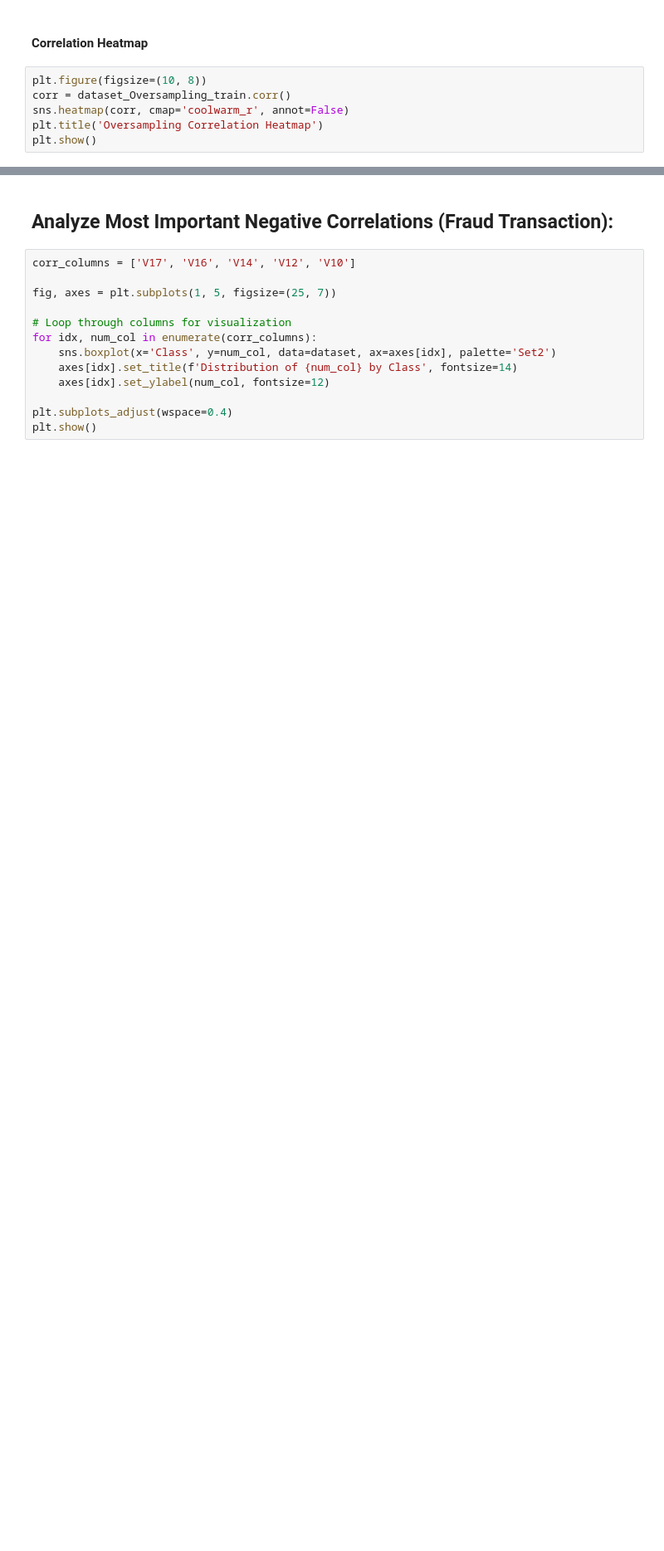
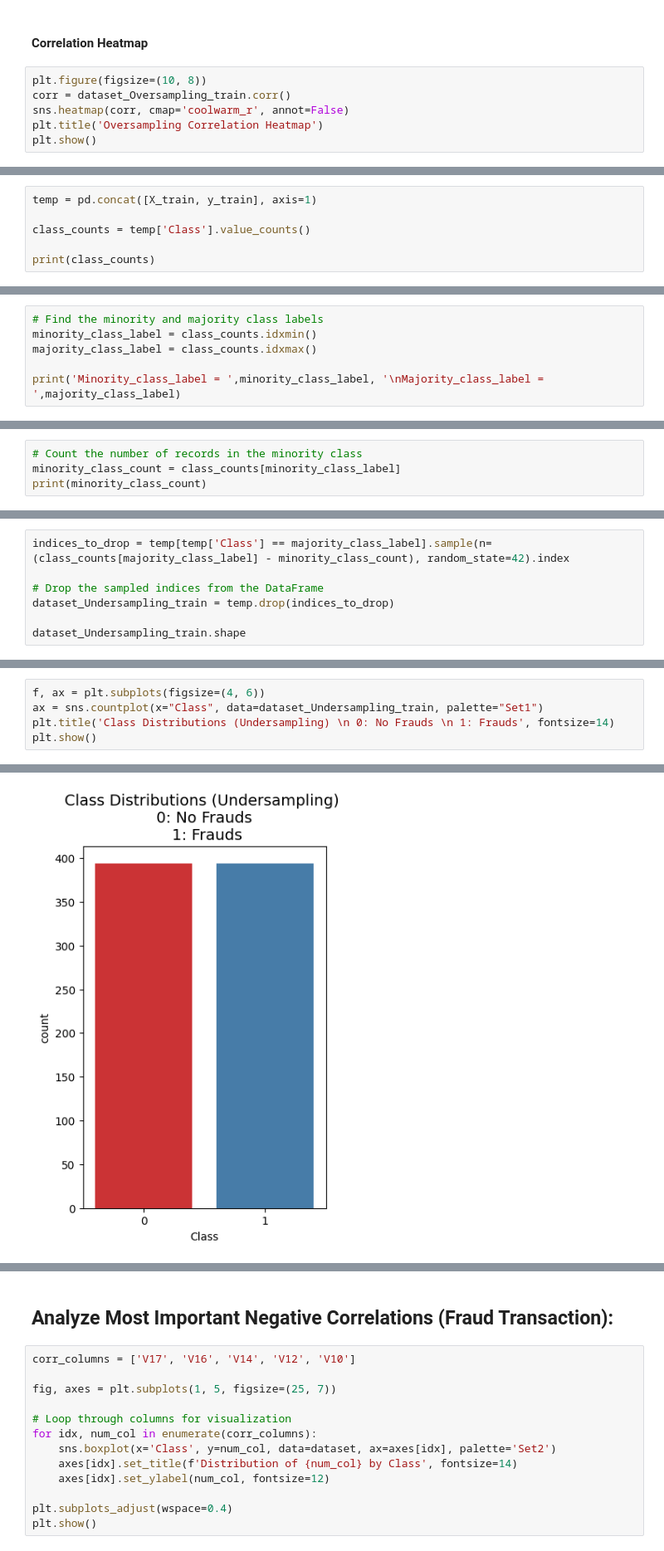
Before and after one commit to Faridghr/FraudDetectivePy, a Jupyter notebook: src/FraudDetectivePy.ipynb, the cells around one changed output, grey strips where cells are left out. Shown at 83% size. Cells and saved outputs as stored; diff of their text form; blank space fills up the shorter version.

Commit message:
Complete Undersampling Technique

```diff
--- a/src/FraudDetectivePy.ipynb
+++ b/src/FraudDetectivePy.ipynb
@@ -193,0 +196,6 @@ plt.show()
+# %%
+temp = pd.concat([X_train, y_train], axis=1)
+
+class_counts = temp['Class'].value_counts()
+
+print(class_counts)
@@ -193,0 +207,6 @@ plt.show()
+# %%
+# Find the minority and majority class labels
+minority_class_label = class_counts.idxmin()
+majority_class_label = class_counts.idxmax()
+
+print('Minority_class_label = ',minority_class_label, '\nMajority_class_label = ',majority_class_label)
@@ -193,0 +216,4 @@ plt.show()
+# %%
+# Count the number of records in the minority class
+minority_class_count = class_counts[minority_class_label]
+print(minority_class_count)
@@ -193,0 +222,7 @@ plt.show()
+# %%
+indices_to_drop = temp[temp['Class'] == majority_class_label].sample(n=(class_counts[majority_class_label] - minority_class_count), random_state=42).index
+
+# Drop the sampled indices from the DataFrame
+dataset_Undersampling_train = temp.drop(indices_to_drop)
+
+dataset_Undersampling_train.shape
@@ -193,0 +233,6 @@ plt.show()
+# %%
+f, ax = plt.subplots(figsize=(4, 6))
+ax = sns.countplot(x="Class", data=dataset_Undersampling_train, palette="Set1")
+plt.title('Class Distributions (Undersampling) \n 0: No Frauds \n 1: Frauds', fontsize=14)
+plt.show()
+# %% [output]
@@ -193,0 +242 @@ plt.show()
+[figure, added]
```
Also changed, not shown: parts of 83 cells of this notebook.
